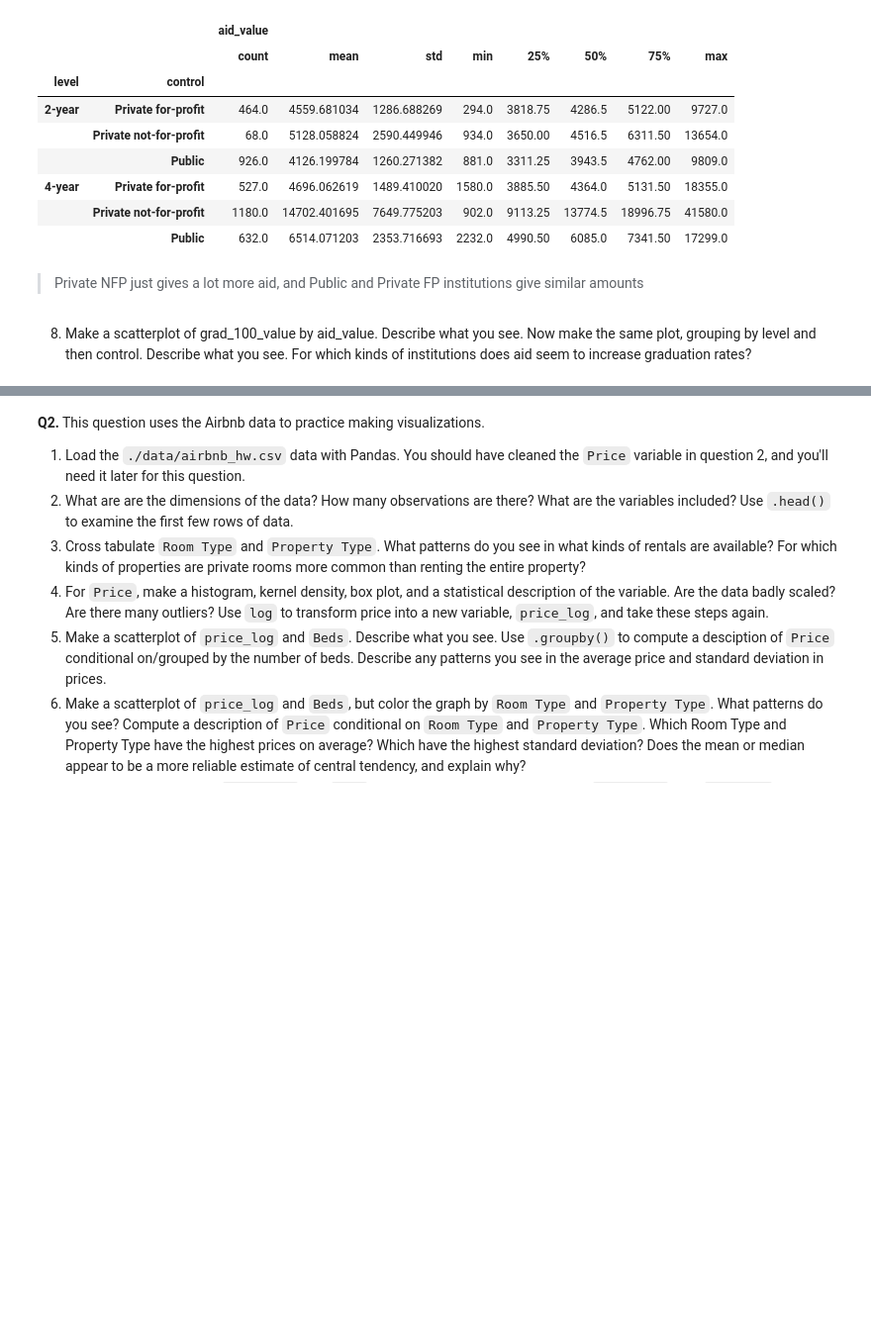
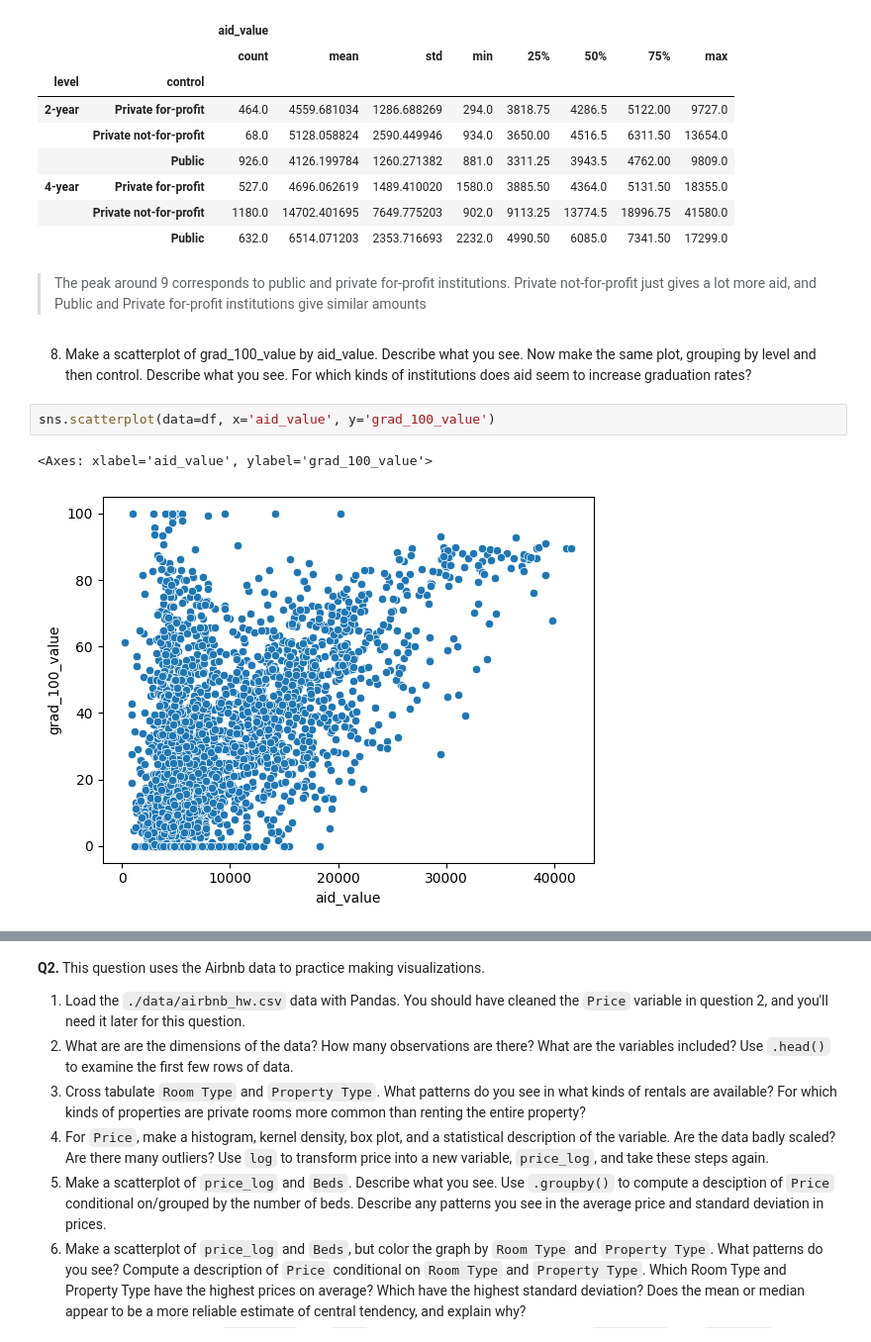
Before and after one commit to JZheng313/visualization, a Jupyter notebook: assignment/assignment.ipynb, the cells around one changed output, grey strips where cells are left out. Shown at 99% size. Saved outputs shown, nothing was run; the diff lists cells and outputs as text; blank space fills up the shorter version.

```diff
--- a/assignment/assignment.ipynb
+++ b/assignment/assignment.ipynb
@@ -169,6 +169,11 @@ df.loc[:,['level','control','aid_value']].groupby(['level','control']).describe(
 |  | Private not-for-profit | 1180.0 | 14702.401695 | 7649.775203 | 902.0 | 9113.25 | 13774.5 | 18996.75 | 41580.0 |
 |  | Public | 632.0 | 6514.071203 | 2353.716693 | 2232.0 | 4990.50 | 6085.0 | 7341.50 | 17299.0 |
 # %% [markdown]
-> Private NFP just gives a lot more aid, and Public and Private FP institutions give similar amounts
+> The peak around 9 corresponds to public and private for-profit institutions. Private not-for-profit just gives a lot more aid, and Public and Private for-profit institutions give similar amounts
 # %% [markdown]
 8. Make a scatterplot of grad_100_value by aid_value. Describe what you see. Now make the same plot, grouping by level and then control. Describe what you see. For which kinds of institutions does aid seem to increase graduation rates?
+# %%
+sns.scatterplot(data=df, x='aid_value', y='grad_100_value')
+# %% [output]
+<Axes: xlabel='aid_value', ylabel='grad_100_value'>
+[figure, added]
```
Also changed, not shown: parts of 3 cells of this notebook.
